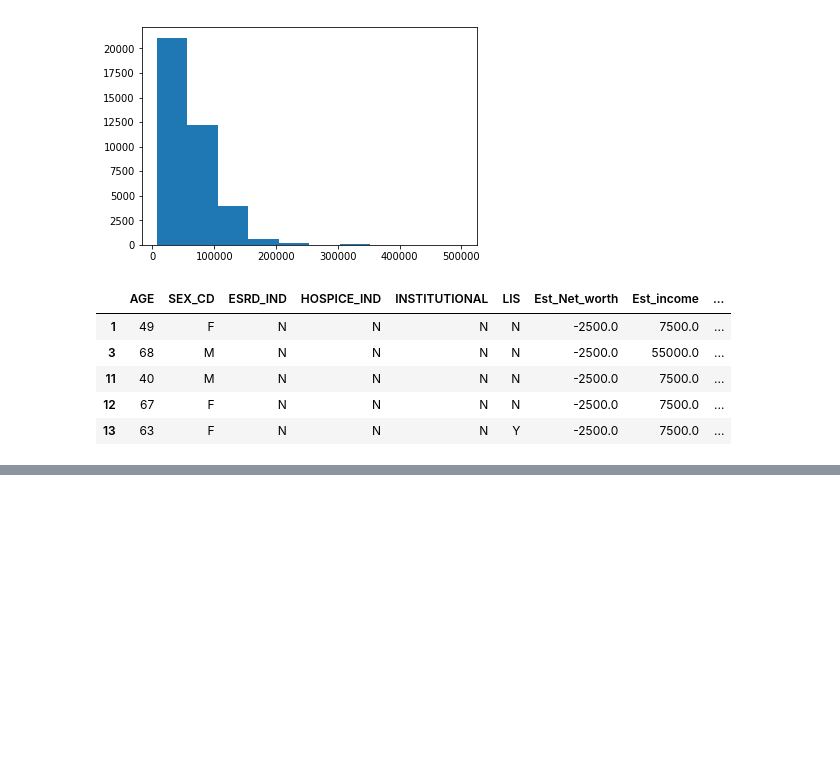
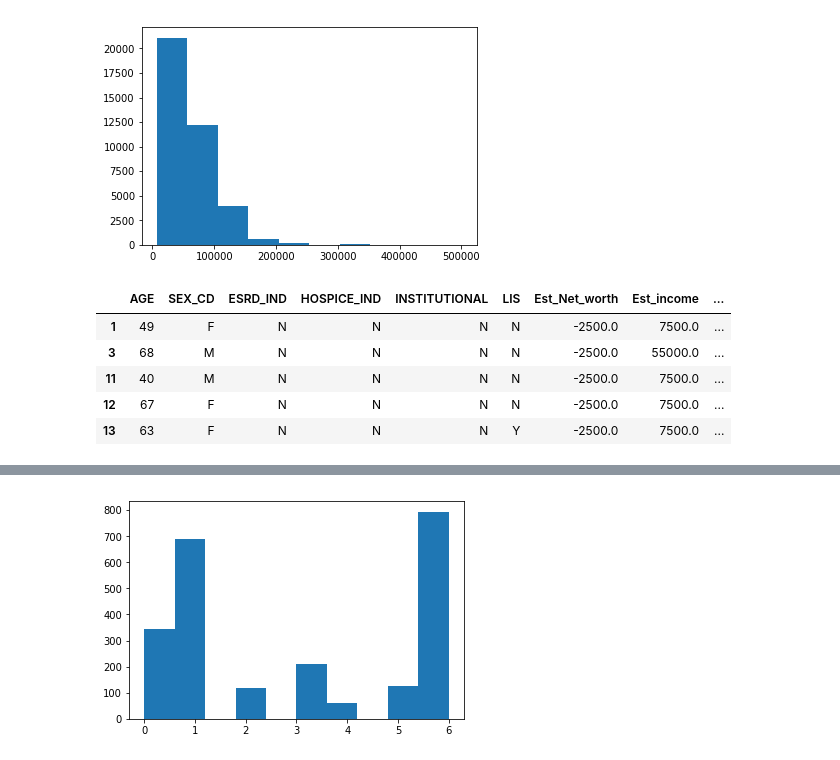
Before and after one commit to Preetikasri/Humana_HealthCare_Analytics, a Jupyter notebook: Humana.ipynb, the cells around one changed output, grey strips where cells are left out. Saved outputs shown, nothing was run; the diff lists cells and outputs as text; code cells hidden in the pictures; blank space fills up the shorter version.

```diff
--- a/Humana.ipynb
+++ b/Humana.ipynb
@@ -292,0 +414,8 @@ demograph_df[demograph_df['Est_Net_worth'] <0].head()
+# %%
+df =df[~pd.isnull(df['Est_Net_worth'])]
+# %%
+df['SEX_CD'] = df['SEX_CD'].fillna('F')
+df['ESRD_IND'] = df['ESRD_IND'].fillna('N')
+df['HOSPICE_IND'] = df['HOSPICE_IND'].fillna('N')
+df['INSTITUTIONAL'] = df['INSTITUTIONAL'].fillna('N')
+df['LIS'] = df['LIS'].fillna('N')
@@ -292,0 +430,4 @@ demograph_df[demograph_df['Est_Net_worth'] <0].head()
+# %%
+demograph_df['AMI'] = df['AMI_FLAG']
+# %%
+AMI_1 = demograph_df[demograph_df['AMI'] == 1]
@@ -292,0 +455,5 @@ demograph_df[demograph_df['Est_Net_worth'] <0].head()
+# %%
+plt.hist(AMI_1['clusterNo'])
+plt.show()
+# %% [output]
+[figure, added]
```
Also changed, not shown: parts of 73 cells of this notebook, 1 other file.
